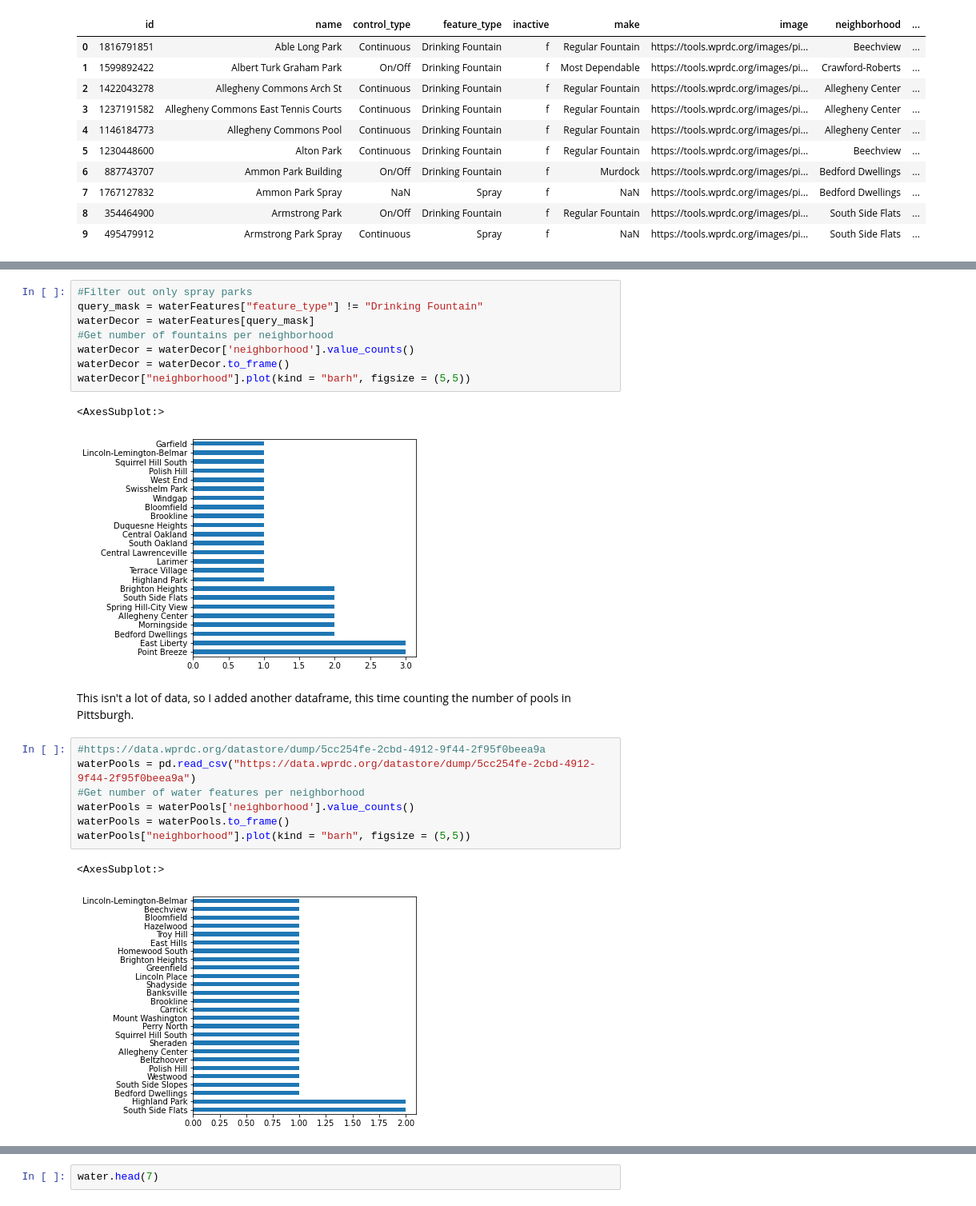
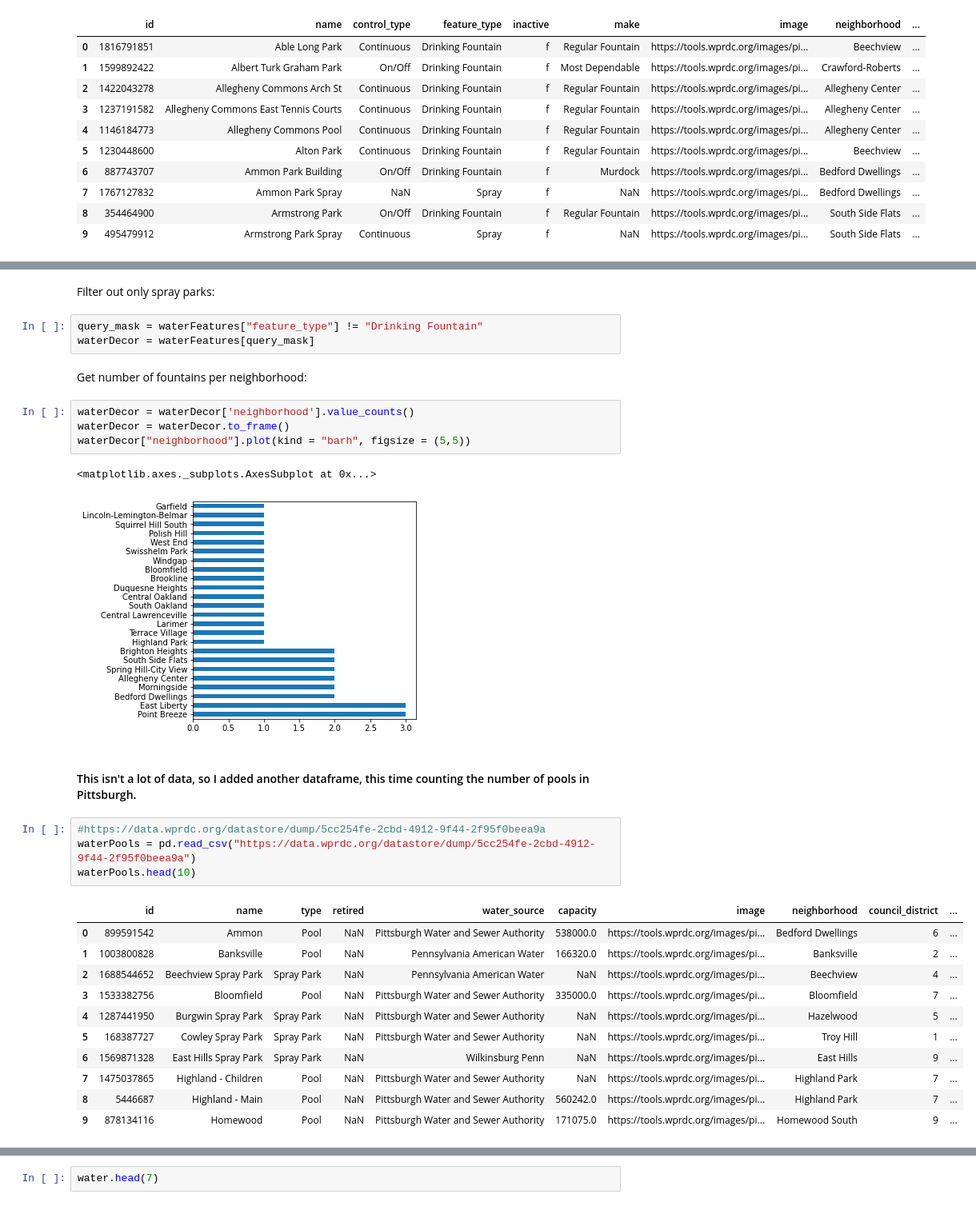
Before and after one commit to pjp401/CMPINF0010-Final-Project, a Jupyter notebook: FinalProject.ipynb, the cells around one changed output, grey strips where cells are left out. Shown at 80% size. Saved outputs shown, nothing was run; the diff lists cells and outputs as text.

```diff
--- a/FinalProject.ipynb
+++ b/FinalProject.ipynb
@@ -51,23 +51,32 @@ As you can probably see, a lot of the data points happen to be drinking fountain
+# %% [markdown]
+Filter out only spray parks:
+# %%
+query_mask = waterFeatures["feature_type"] != "Drinking Fountain"
+waterDecor = waterFeatures[query_mask]
+# %% [markdown]
+Get number of fountains per neighborhood:
 # %%
-#Filter out only spray parks
-query_mask = waterFeatures["feature_type"] != "Drinking Fountain"
-waterDecor = waterFeatures[query_mask]
-#Get number of fountains per neighborhood
 waterDecor = waterDecor['neighborhood'].value_counts()
 waterDecor = waterDecor.to_frame()
 waterDecor["neighborhood"].plot(kind = "barh", figsize = (5,5))
 # %% [output]
-<AxesSubplot:>
+<matplotlib.axes._subplots.AxesSubplot at 0x...>
 [figure]
 # %% [markdown]
-This isn't a lot of data, so I added another dataframe, this time counting the number of pools in Pittsburgh.
+#### This isn't a lot of data, so I added another dataframe, this time counting the number of pools in Pittsburgh.
 # %%
 #https://data.wprdc.org/datastore/dump/5cc254fe-2cbd-4912-9f44-2f95f0beea9a
 waterPools = pd.read_csv("https://data.wprdc.org/datastore/dump/5cc254fe-2cbd-4912-9f44-2f95f0beea9a")
-#Get number of water features per neighborhood
-waterPools = waterPools['neighborhood'].value_counts()
-waterPools = waterPools.to_frame()
-waterPools["neighborhood"].plot(kind = "barh", figsize = (5,5))
+waterPools.head(10)
 # %% [output]
-<AxesSubplot:>
-[figure, removed]
+|  | id | name | type | retired | water_source | capacity | image | neighborhood | council_district | ... |
+| 0 | 899591542 | Ammon | Pool | NaN | Pittsburgh Water and Sewer Authority | 538000.0 | https://tools.wprdc.org/images/pi... | Bedford Dwellings | 6 | ... |
+| 1 | 1003800828 | Banksville | Pool | NaN | Pennsylvania American Water | 166320.0 | https://tools.wprdc.org/images/pi... | Banksville | 2 | ... |
+| 2 | 1688544652 | Beechview Spray Park | Spray Park | NaN | Pennsylvania American Water | NaN | https://tools.wprdc.org/images/pi... | Beechview | 4 | ... |
+| 3 | 1533382756 | Bloomfield | Pool | NaN | Pittsburgh Water and Sewer Authority | 335000.0 | https://tools.wprdc.org/images/pi... | Bloomfield | 7 | ... |
+| 4 | 1287441950 | Burgwin Spray Park | Spray Park | NaN | Pittsburgh Water and Sewer Authority | NaN | https://tools.wprdc.org/images/pi... | Hazelwood | 5 | ... |
+| 5 | 168387727 | Cowley Spray Park | Spray Park | NaN | Pittsburgh Water and Sewer Authority | NaN | https://tools.wprdc.org/images/pi... | Troy Hill | 1 | ... |
+| 6 | 1569871328 | East Hills Spray Park | Spray Park | NaN | Wilkinsburg Penn | NaN | https://tools.wprdc.org/images/pi... | East Hills | 9 | ... |
+| 7 | 1475037865 | Highland - Children | Pool | NaN | Pittsburgh Water and Sewer Authority | NaN | https://tools.wprdc.org/images/pi... | Highland Park | 7 | ... |
+| 8 | 5446687 | Highland - Main | Pool | NaN | Pittsburgh Water and Sewer Authority | 560242.0 | https://tools.wprdc.org/images/pi... | Highland Park | 7 | ... |
+| 9 | 878134116 | Homewood | Pool | NaN | Pittsburgh Water and Sewer Authority | 171075.0 | https://tools.wprdc.org/images/pi... | Homewood South | 9 | ... |
```
Also changed, not shown: parts of 21 cells of this notebook.
